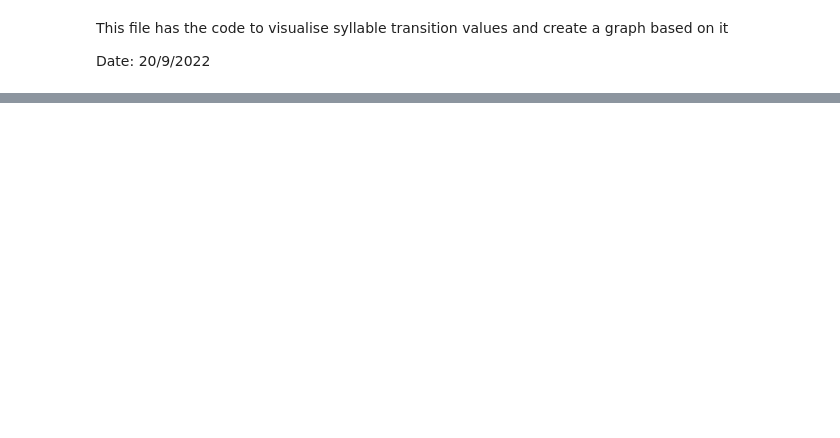
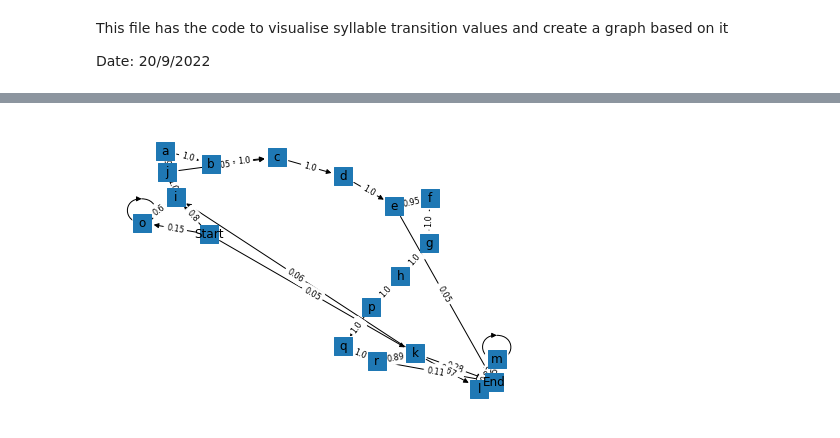
Before and after one commit to vasudha-kulkarni/IN-comparative-analysis, a Jupyter notebook: Transition_probability_graph.ipynb, the cells around one changed output, grey strips where cells are left out. Cells and saved outputs as stored; diff of their text form; code cells hidden in the pictures; blank space fills up the shorter version.

```diff
--- a/Transition_probability_graph.ipynb
+++ b/Transition_probability_graph.ipynb
@@ -136 +119,14 @@ for i, origin_state in enumerate(states):
+# %%
+def show_wgraph():
+    plt.figure()
+    pos = nx.spring_layout(G, seed = 3)
+    weight_labels = nx.get_edge_attributes(G,'weight')
+    nx.draw(G, pos, node_shape = 's', with_labels = True,)
+    output = nx.draw_networkx_edge_labels(G, pos, edge_labels = new_weight_labels, font_size = 8)
+# %%
+G
+show_wgraph()
+plt.savefig('M01_nx_edge_labels1.png', dpi = 600)
+# %% [output]
+[figure, added]
 # %%
```
Also changed, not shown: parts of 17 cells of this notebook, 17 other files.
